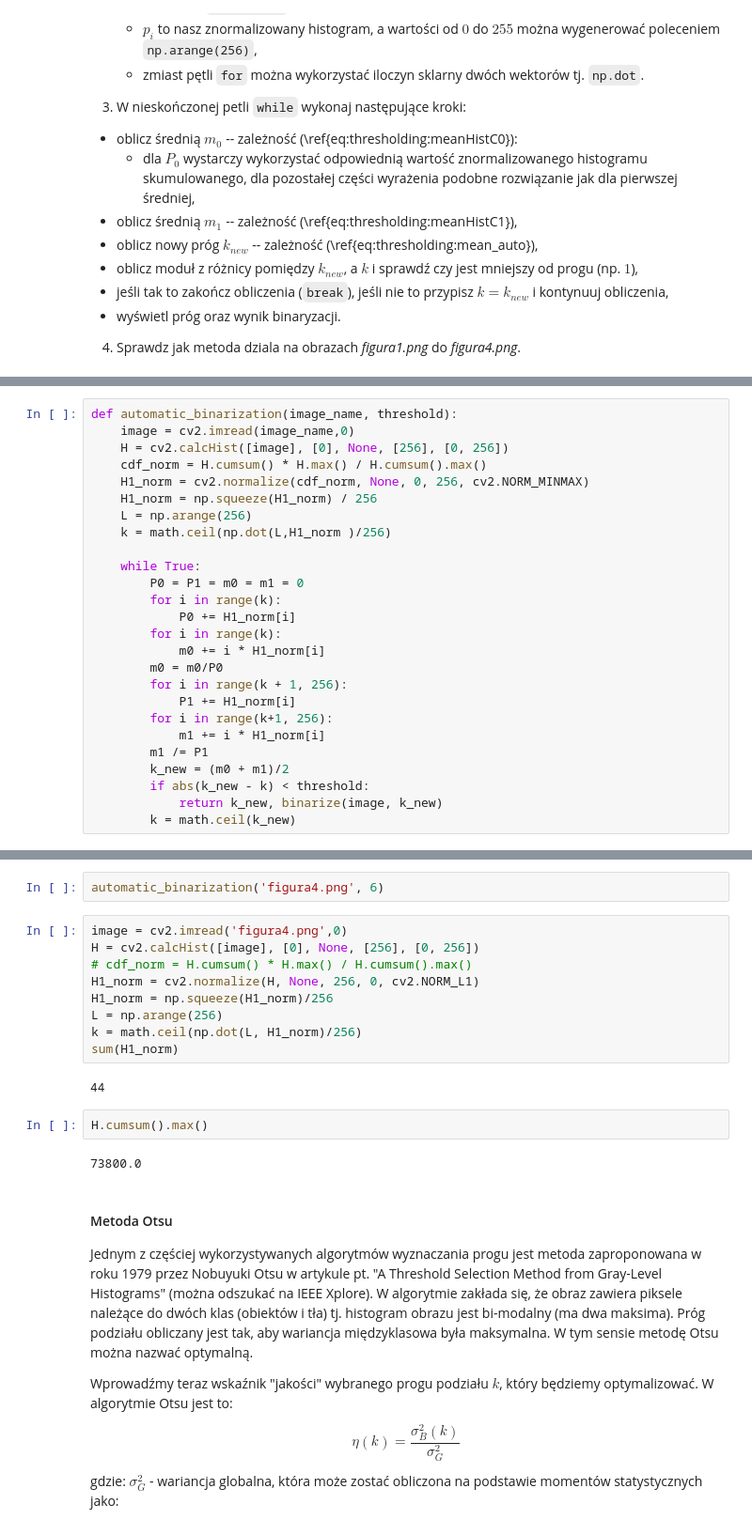
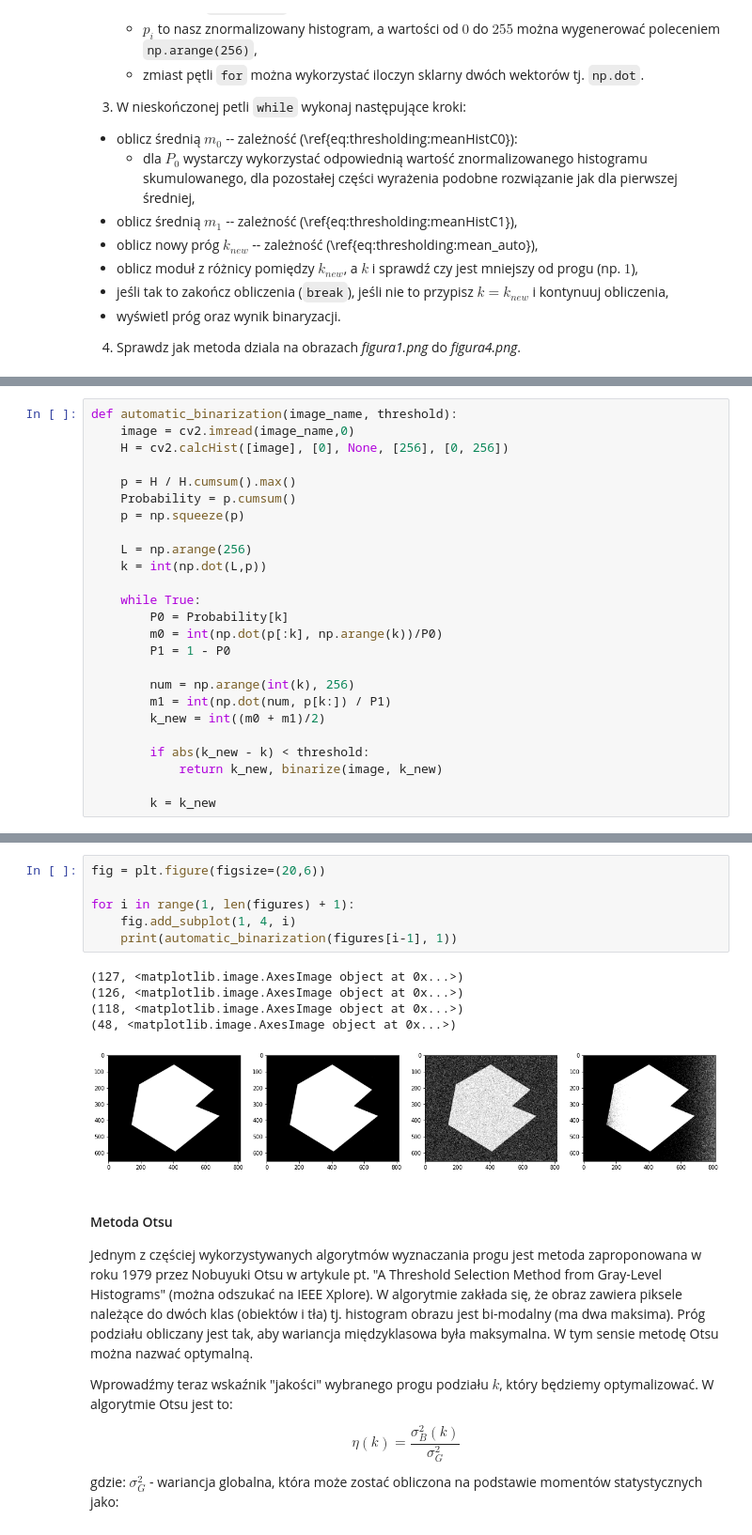
Before and after one commit to xovnsi/Przetwarzanie-obrazow, a Jupyter notebook: lab4/04_thresholding.ipynb, the cells around one changed output, grey strips where cells are left out. Shown at 94% size. Saved outputs shown, nothing was run; the diff lists cells and outputs as text.

```diff
--- a/lab4/04_thresholding.ipynb
+++ b/lab4/04_thresholding.ipynb
@@ -250,28 +261,27 @@ import math
 def automatic_binarization(image_name, threshold):
     image = cv2.imread(image_name,0)
     H = cv2.calcHist([image], [0], None, [256], [0, 256])
-    cdf_norm = H.cumsum() * H.max() / H.cumsum().max()
-    H1_norm = cv2.normalize(cdf_norm, None, 0, 256, cv2.NORM_MINMAX)
-    H1_norm = np.squeeze(H1_norm) / 256
+
+    p = H / H.cumsum().max()
+    Probability = p.cumsum()
+    p = np.squeeze(p)
+
     L = np.arange(256)
-    k = math.ceil(np.dot(L,H1_norm )/256)
+    k = int(np.dot(L,p))
 
     while True:
-        P0 = P1 = m0 = m1 = 0
-        for i in range(k):
-            P0 += H1_norm[i]
-        for i in range(k):
-            m0 += i * H1_norm[i]
-        m0 = m0/P0
-        for i in range(k + 1, 256):
-            P1 += H1_norm[i]
-        for i in range(k+1, 256):
-            m1 += i * H1_norm[i]
-        m1 /= P1
-        k_new = (m0 + m1)/2
+        P0 = Probability[k]
+        m0 = int(np.dot(p[:k], np.arange(k))/P0)
+        P1 = 1 - P0
+
+        num = np.arange(int(k), 256)
+        m1 = int(np.dot(num, p[k:]) / P1)
+        k_new = int((m0 + m1)/2)
+
         if abs(k_new - k) < threshold:
             return k_new, binarize(image, k_new)
-        k = math.ceil(k_new)
+
+        k = k_new
 # %%
 automatic_binarization('coins.png', 1)
 # %% [output]
@@ -289,20 +290,15 @@ automatic_binarization('figura4.png', 15)
-# %%
-automatic_binarization('figura4.png', 6)
-# %%
-image = cv2.imread('figura4.png',0)
-H = cv2.calcHist([image], [0], None, [256], [0, 256])
-# cdf_norm = H.cumsum() * H.max() / H.cumsum().max()
-H1_norm = cv2.normalize(H, None, 256, 0, cv2.NORM_L1)
-H1_norm = np.squeeze(H1_norm)/256
-L = np.arange(256)
-k = math.ceil(np.dot(L, H1_norm)/256)
-sum(H1_norm)
-# %% [output]
-44
-# %%
-H.cumsum().max()
-# %% [output]
-73800.0
+# %%
+fig = plt.figure(figsize=(20,6))
+
+for i in range(1, len(figures) + 1):
+    fig.add_subplot(1, 4, i)
+    print(automatic_binarization(figures[i-1], 1))
+# %% [output]
+(127, <matplotlib.image.AxesImage object at 0x...>)
+(126, <matplotlib.image.AxesImage object at 0x...>)
+(118, <matplotlib.image.AxesImage object at 0x...>)
+(48, <matplotlib.image.AxesImage object at 0x...>)
+[figure, added]
 # %% [markdown]
 #### Metoda Otsu
 
```
Also changed, not shown: parts of 25 cells of this notebook.
